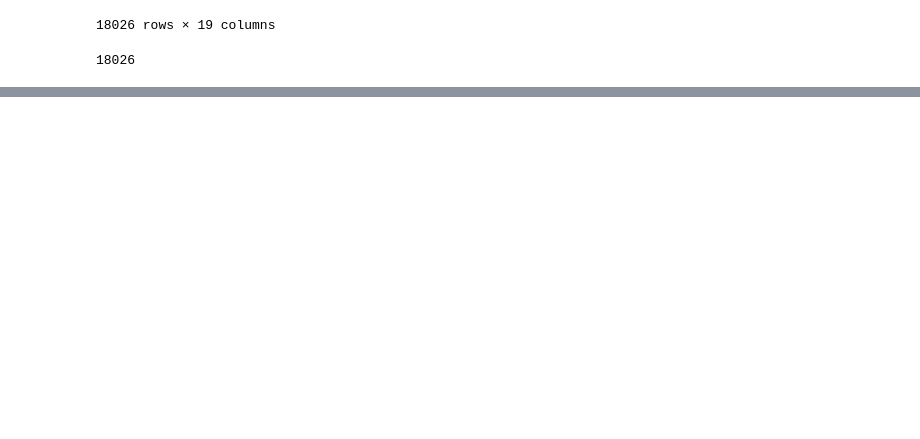
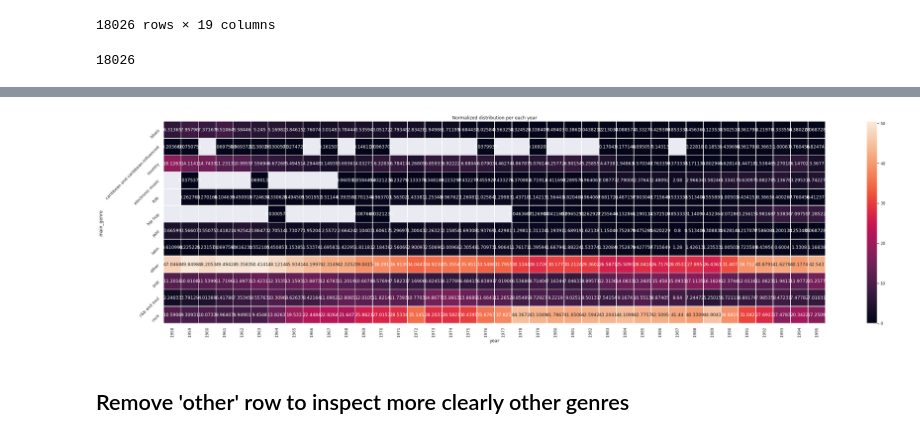
Before and after one commit to VBernasconi/digital_musicology, a Jupyter notebook: Genres_classification.ipynb, the cells around one changed output, grey strips where cells are left out. Drawn from its saved outputs; the diff is of its cells as text; code cells hidden in the pictures; blank space fills up the shorter version.

```diff
--- a/Genres_classification.ipynb
+++ b/Genres_classification.ipynb
@@ -473,0 +493,19 @@ plt.savefig("genre_distribution.png")
+# %%
+each_year_total = list(test.sum(axis = 0, skipna = True))
+test_perc_year = test.copy()
+j=0
+for column in test:
+    for index, row_value in test[column].iteritems():
+        test_perc_year.loc[index, column] = (row_value *100)/each_year_total[j]
+    j+=1
+# %%
+f, ax = plt.subplots(figsize=(40, 10))
+sns_plot = sns.heatmap(test_perc_year, annot=True, fmt='g', linewidths=.5, ax=ax)
+plt.yticks(rotation=45)
+plt.xticks(rotation=90)
+plt.title("Normalized distribution per each year")
+plt.savefig("genre_distribution_perc_year.png")
+# %% [output]
+[figure, added]
+# %% [markdown]
+## Remove 'other' row to inspect more clearly other genres
```
Also changed, not shown: parts of 16 cells of this notebook.
